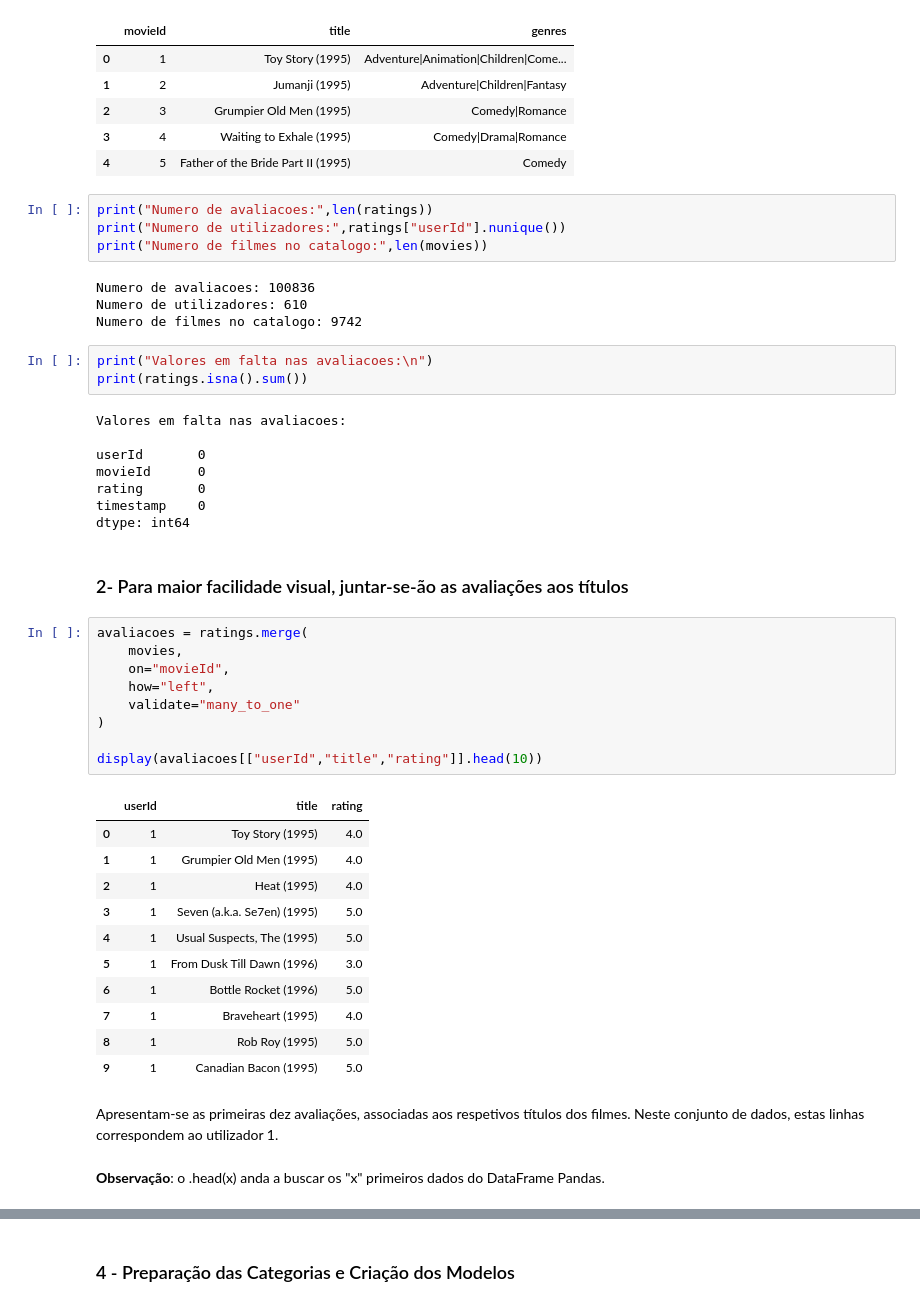
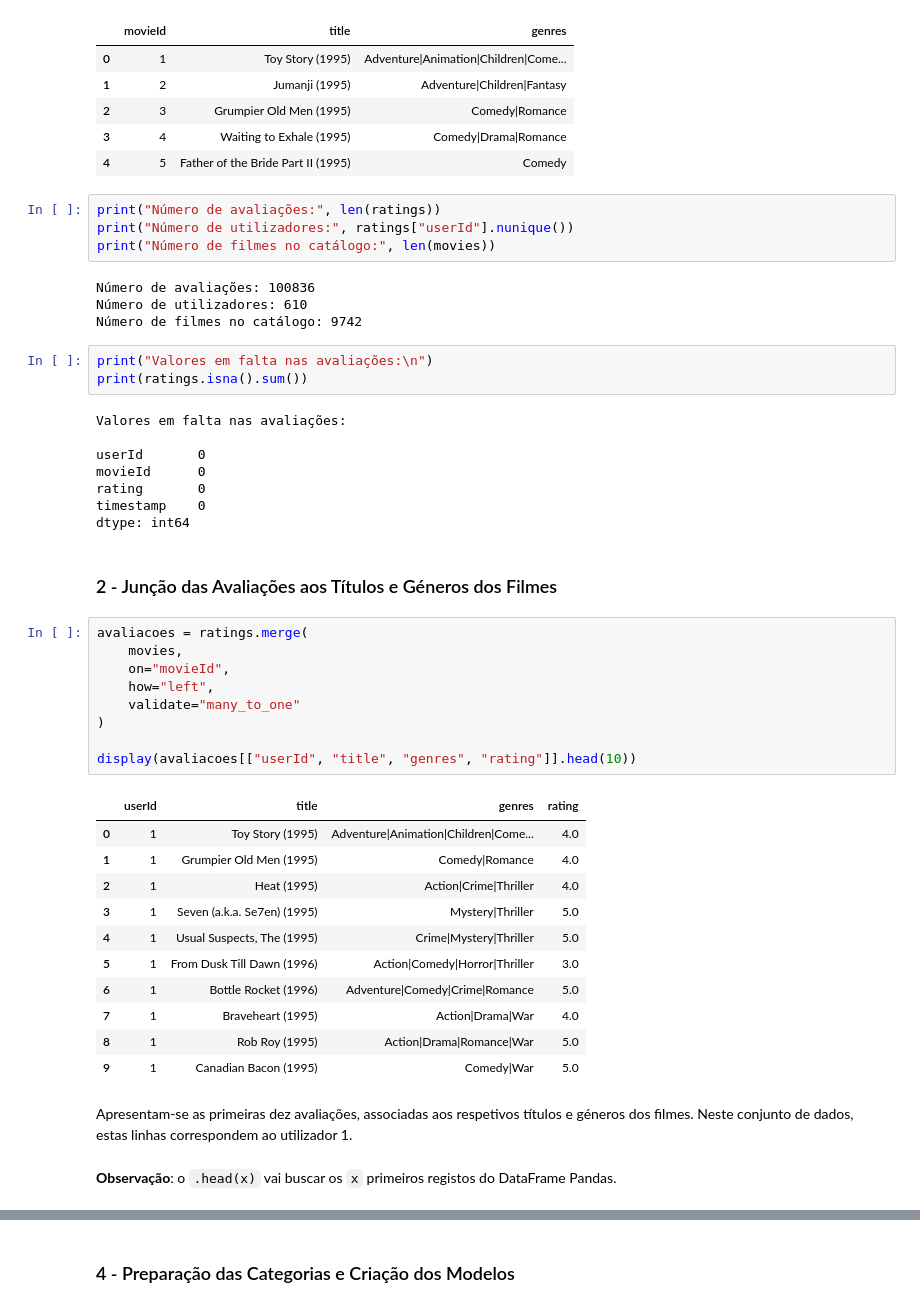
Before and after one commit to nicolasruchimura2/movie-lens-ml, a Jupyter notebook: recomendacoes.ipynb, the cells around one changed output, grey strips where cells are left out. Drawn from its saved outputs; the diff is of its cells as text.

```diff
--- a/recomendacoes.ipynb
+++ b/recomendacoes.ipynb
@@ -24,18 +24,18 @@ display(movies.head())
 | 3 | 4 | Waiting to Exhale (1995) | Comedy|Drama|Romance |
 | 4 | 5 | Father of the Bride Part II (1995) | Comedy |
 # %%
-print("Numero de avaliacoes:",len(ratings))
-print("Numero de utilizadores:",ratings["userId"].nunique())
-print("Numero de filmes no catalogo:",len(movies))
+print("Número de avaliações:", len(ratings))
+print("Número de utilizadores:", ratings["userId"].nunique())
+print("Número de filmes no catálogo:", len(movies))
 # %% [output]
-Numero de avaliacoes: 100836
-Numero de utilizadores: 610
-Numero de filmes no catalogo: 9742
+Número de avaliações: 100836
+Número de utilizadores: 610
+Número de filmes no catálogo: 9742
 # %%
-print("Valores em falta nas avaliacoes:\n")
+print("Valores em falta nas avaliações:\n")
 print(ratings.isna().sum())
 # %% [output]
-Valores em falta nas avaliacoes:
+Valores em falta nas avaliações:
 
 userId       0
 movieId      0
@@ -43,30 +43,30 @@ rating       0
 timestamp    0
 dtype: int64
 # %% [markdown]
-### 2- Para maior facilidade visual, juntar-se-ão as avaliações aos títulos
+### 2 - Junção das Avaliações aos Títulos e Géneros dos Filmes
 # %%
 avaliacoes = ratings.merge(
     movies,
     on="movieId",
     how="left",
     validate="many_to_one"
 )
 
-display(avaliacoes[["userId","title","rating"]].head(10))
+display(avaliacoes[["userId", "title", "genres", "rating"]].head(10))
 # %% [output]
-|  | userId | title | rating |
-| 0 | 1 | Toy Story (1995) | 4.0 |
-| 1 | 1 | Grumpier Old Men (1995) | 4.0 |
-| 2 | 1 | Heat (1995) | 4.0 |
-| 3 | 1 | Seven (a.k.a. Se7en) (1995) | 5.0 |
-| 4 | 1 | Usual Suspects, The (1995) | 5.0 |
-| 5 | 1 | From Dusk Till Dawn (1996) | 3.0 |
-| 6 | 1 | Bottle Rocket (1996) | 5.0 |
-| 7 | 1 | Braveheart (1995) | 4.0 |
-| 8 | 1 | Rob Roy (1995) | 5.0 |
-| 9 | 1 | Canadian Bacon (1995) | 5.0 |
+|  | userId | title | genres | rating |
+| 0 | 1 | Toy Story (1995) | Adventure|Animation|Children|Come... | 4.0 |
+| 1 | 1 | Grumpier Old Men (1995) | Comedy|Romance | 4.0 |
+| 2 | 1 | Heat (1995) | Action|Crime|Thriller | 4.0 |
+| 3 | 1 | Seven (a.k.a. Se7en) (1995) | Mystery|Thriller | 5.0 |
+| 4 | 1 | Usual Suspects, The (1995) | Crime|Mystery|Thriller | 5.0 |
+| 5 | 1 | From Dusk Till Dawn (1996) | Action|Comedy|Horror|Thriller | 3.0 |
+| 6 | 1 | Bottle Rocket (1996) | Adventure|Comedy|Crime|Romance | 5.0 |
+| 7 | 1 | Braveheart (1995) | Action|Drama|War | 4.0 |
+| 8 | 1 | Rob Roy (1995) | Action|Drama|Romance|War | 5.0 |
+| 9 | 1 | Canadian Bacon (1995) | Comedy|War | 5.0 |
 # %% [markdown]
-Apresentam-se as primeiras dez avaliações, associadas aos respetivos títulos dos filmes. Neste conjunto de dados, estas linhas correspondem ao utilizador 1.
+Apresentam-se as primeiras dez avaliações, associadas aos respetivos títulos e géneros dos filmes. Neste conjunto de dados, estas linhas correspondem ao utilizador 1.
 # %% [markdown]
-**Observação**: o .head(x) anda a buscar os "x" primeiros dados do DataFrame Pandas.
+**Observação**: o `.head(x)` vai buscar os `x` primeiros registos do DataFrame Pandas.
 # %% [markdown]
```
Also changed, not shown: parts of 37 cells of this notebook.
